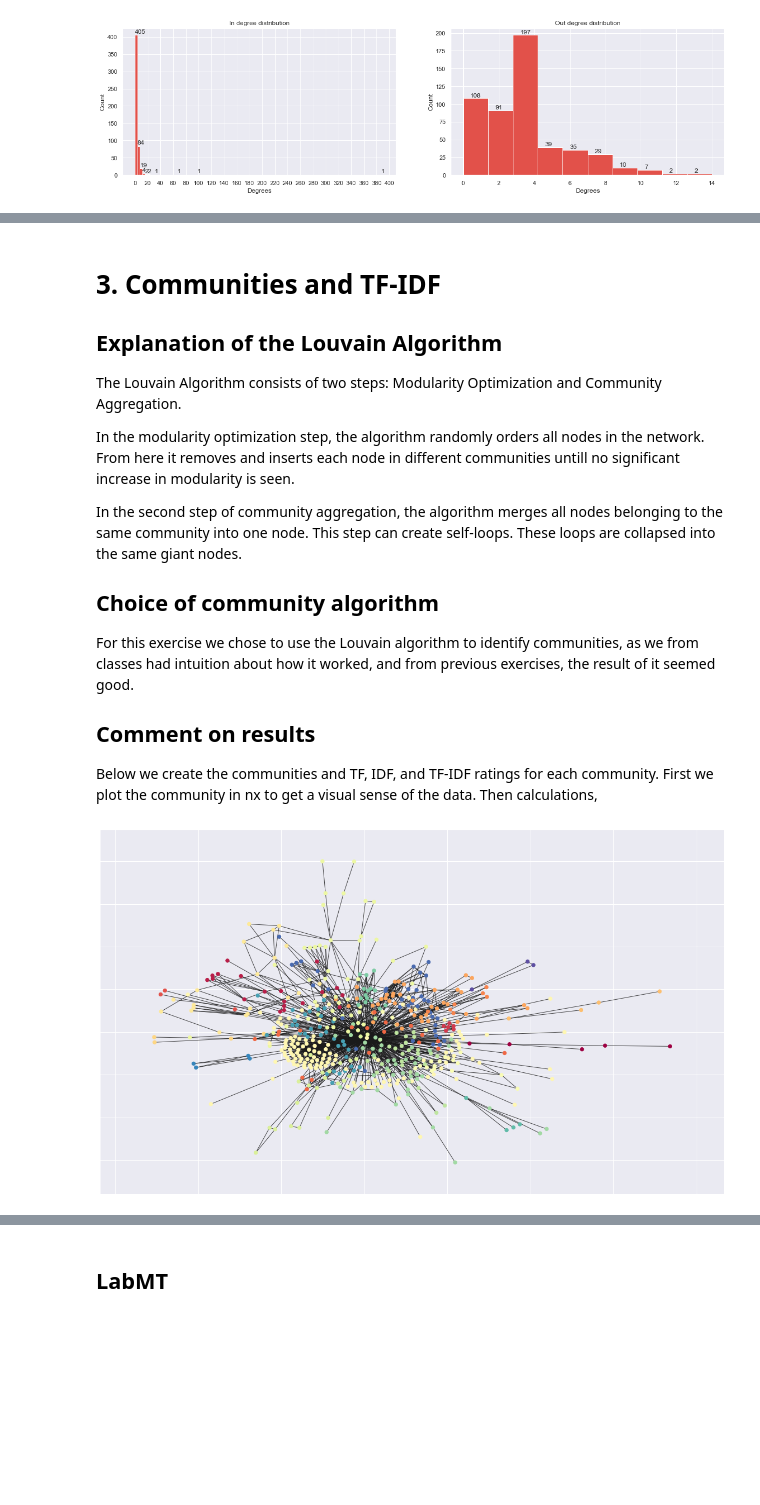
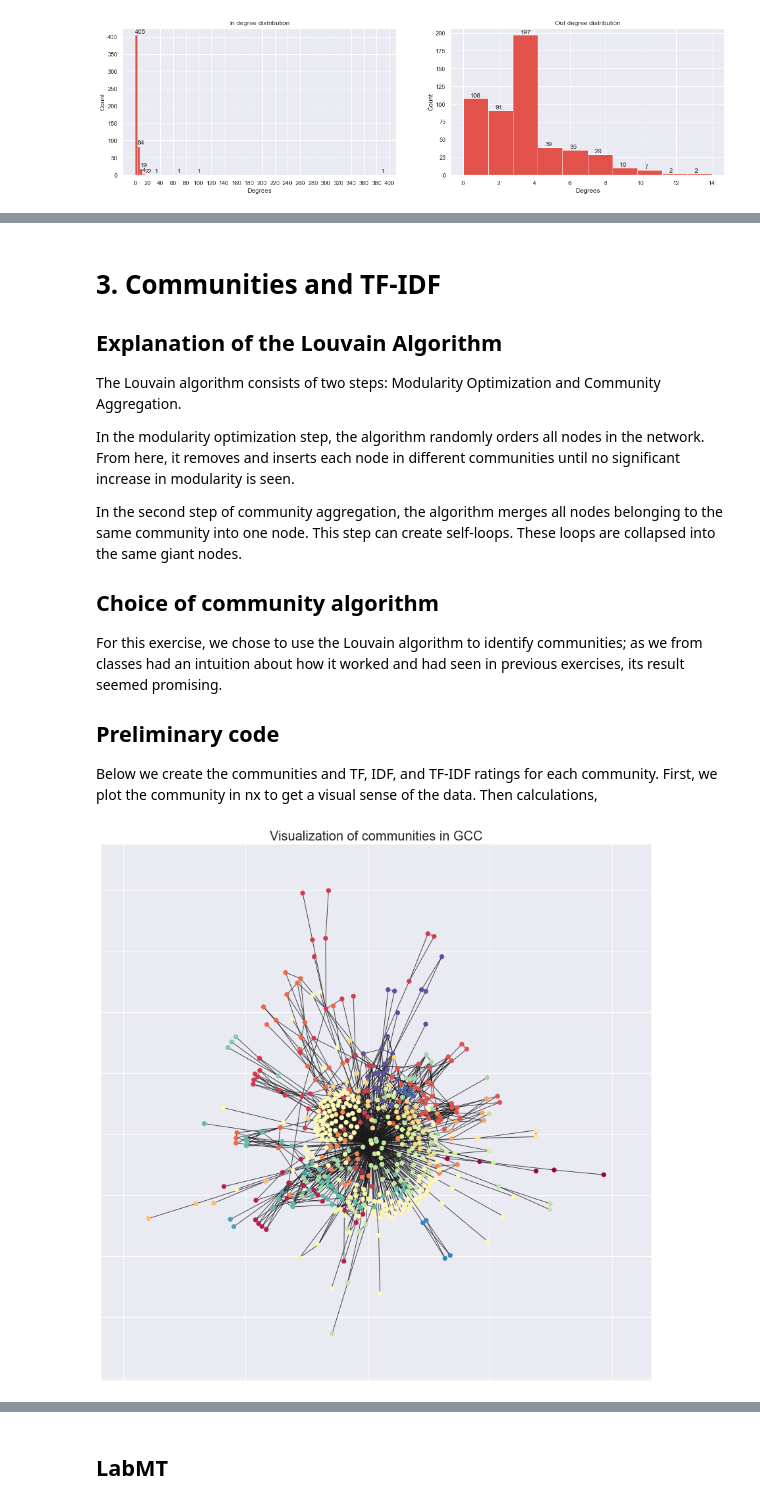
Before and after one commit to Moesen/socialgraphs2021, a Jupyter notebook: Assignment2/Assignment2Gustav.ipynb, the cells around one changed output, grey strips where cells are left out. Cells and saved outputs as stored; diff of their text form; code cells hidden in the pictures; blank space fills up the shorter version.

```diff
--- a/Assignment2/Assignment2Gustav.ipynb
+++ b/Assignment2/Assignment2Gustav.ipynb
@@ -572,17 +561,17 @@ Looking at the wordcloud for Rito it would maybe also suggest, that they are an
 # %% [markdown]
 # 3. Communities and TF-IDF
 ## Explanation of the Louvain Algorithm
-The Louvain Algorithm consists of two steps: Modularity Optimization and Community Aggregation.
+The Louvain algorithm consists of two steps: Modularity Optimization and Community Aggregation.
 
-In the modularity optimization step, the algorithm randomly orders all nodes in the network. From here it removes and inserts each node in different communities untill no significant increase in modularity is seen.
+In the modularity optimization step, the algorithm randomly orders all nodes in the network. From here, it removes and inserts each node in different communities until no significant increase in modularity is seen.
 
 In the second step of community aggregation, the algorithm merges all nodes belonging to the same community into one node. This step can create self-loops. These loops are collapsed into the same giant nodes.
 
 ## Choice of community algorithm
-For this exercise we chose to use the Louvain algorithm to identify communities, as we from classes had intuition about how it worked, and from previous exercises, the result of it seemed good.
+For this exercise, we chose to use the Louvain algorithm to identify communities; as we from classes had an intuition about how it worked and had seen in previous exercises, its result seemed promising.
 
-## Comment on results
-Below we create the communities and TF, IDF, and TF-IDF ratings for each community. First we plot the community in nx to get a visual sense of the data. Then calculations,
+## Preliminary code
+Below we create the communities and TF, IDF, and TF-IDF ratings for each community. First, we plot the community in nx to get a visual sense of the data. Then calculations,
 # %%
 # Transforming GCC to non-directed graph
 UGCC = GCC.to_undirected()
@@ -591,13 +580,16 @@ UGCC = GCC.to_undirected()
 partition = community.best_partition(UGCC)
 # %%
 # Plotting the communities
-plt.figure(figsize=(20, 12))
+plt.figure(figsize=(15, 15))
+ax = plt.gca()
+ax.set_title("Visualization of communities in GCC", fontsize=20)
+
 pos = nx.spring_layout(UGCC)
+nx.draw_networkx_nodes(UGCC, pos, partition.keys(), node_size=40,
+                       cmap=cmap, node_color=list(partition.values()), ax=ax)
+nx.draw_networkx_edges(UGCC, pos, alpha=0.8, ax=ax)
 
-nx.draw_networkx_nodes(UGCC, pos, partition.keys(), node_size=40,
-                       cmap=cmap, node_color=list(partition.values()))
-nx.draw_networkx_edges(UGCC, pos, alpha=0.8)
 plt.show()
 # %% [output]
-[figure, old version]
+[figure, new version]
 # %%
```
Also changed, not shown: parts of 41 cells of this notebook, 1 other file.
